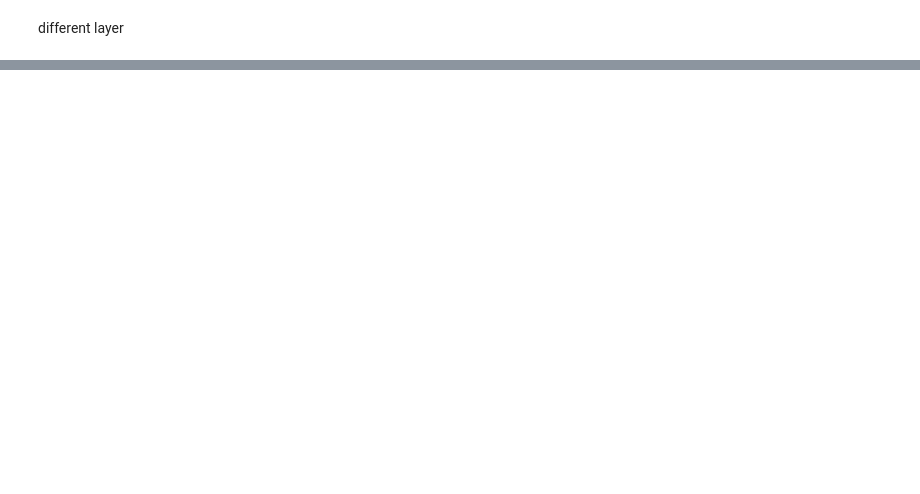
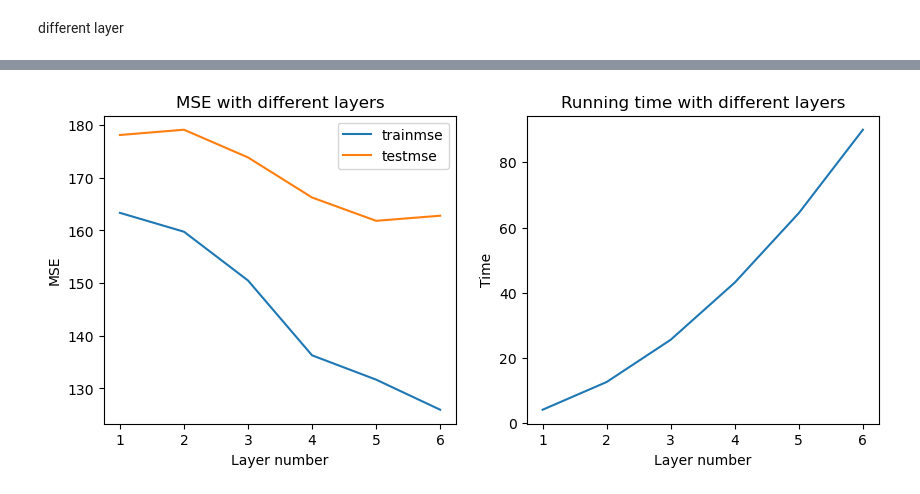
Before and after one commit to ZZZhyEva/Multi-layer-Kernel-Machine, a Jupyter notebook: experiment.ipynb, the cells around one changed output, grey strips where cells are left out. Drawn from its saved outputs; the diff is of its cells as text; code cells hidden in the pictures; blank space fills up the shorter version.

```diff
--- a/experiment.ipynb
+++ b/experiment.ipynb
@@ -622,0 +734,16 @@ plt.show()
+# %%
+rff=RandomFourierFeature(90,10,kernel='G',gamma=0.00001)
+total_x=pd.concat([train_x,test_x])
+feature=rff.transform(total_x)
+train_xtransformed=feature[:700]
+test_xtransformed=feature[700:]
+
+model = LinearRegression()
+model.fit(train_xtransformed,train_y)
+
+
+y_pretrain=model.predict(train_xtransformed)
+y_pretest=model.predict(test_xtransformed)
+
+print("trainMSE: ", mean_squared_error(train_y,y_pretrain))
+print("testMSE: ", mean_squared_error(test_y,y_pretest))
@@ -622,0 +909,77 @@ plt.show()
+# %%
+model = LinearRegression()
+layerset=np.linspace(1,6,6)
+layerset=layerset.astype(int)
+m0=10
+gamma0=0.1
+n0=32
+trainmse=[]
+testmse=[]
+t=[]
+t0 = time.time()
+
+for layer in layerset:
+    length=int(len(train_x)/layer)
+    for l in range(layer):  #ml points, nl sampling
+        if l==0:
+            for i in range(n0):
+                rff=RandomFourierFeature(90,m0,kernel='G',gamma=gamma0/10**l)
+                total_x=pd.concat([train_x,test_x])
+                feature=rff.transform(total_x)
+                train_xtransformed=feature[:700]
+                test_xtransformed=feature[700:]
+                train_xltransformed=feature[l*length:(l+1)*length]
+
+                model.fit(train_xltransformed, train_y[l*length:(l+1)*length])
+                if i==0:
+                    yl_kr=model.predict(test_xtransformed)
+                    yl_kltrain=model.predict(train_xtransformed)
+                else:
+                    yl_kr=yl_kr+model.predict(test_xtransformed)
+                    yl_kltrain=yl_kltrain+model.predict(train_xtransformed)
+
+            y_kr=yl_kr/n0
+            y_krtrain=yl_kltrain/n0
+
+        else:
+            for i in range(n0):
+                rff=RandomFourierFeature(90,m0,kernel='G',gamma=gamma0/10**l)
+                total_x=pd.concat([train_x,test_x])
+                feature=rff.transform(total_x)
+                train_xtransformed=feature[:700]
+                test_xtransformed=feature[700:]
+                train_xltransformed=feature[l*length:(l+1)*length]
+
+                model.fit(train_xltransformed, train_y[l*length:(l+1)*length]-y_krtrain[l*length:(l+1)*length]) ##fit residual
+                if i==0:
+                    yl_kr=model.predict(test_xtransformed)
+                    yl_kltrain=model.predict(train_xtransformed)
+                else:
+                    yl_kr=yl_kr+model.predict(test_xtransformed)
+                    yl_kltrain=yl_kltrain+model.predict(train_xtransformed)
+
+            y_kr=y_kr+yl_kr/n0
+            y_krtrain=y_krtrain+yl_kltrain/n0
+
+
+    kernel_fit = time.time() - t0
+
+    t.append(kernel_fit)
+    trainmse.append(mean_squared_error(train_y,y_krtrain))
+    testmse.append(mean_squared_error(test_y,y_kr))
+
+fig, ax = plt.subplots(1, 2, figsize=(10, 4))
+ax[0].plot(layerset,trainmse)
+ax[0].plot(layerset,testmse)
+ax[0].legend(["trainmse","testmse"])
+ax[0].set_xlabel("Layer number")
+ax[0].set_ylabel("MSE")
+ax[0].set_title("MSE with different layers")
+
+ax[1].plot(layerset,t)
+ax[1].set_xlabel("Layer number")
+ax[1].set_ylabel("Time")
+ax[1].set_title("Running time with different layers")
+plt.show()
+# %% [output]
+[figure, added]
```
Also changed, not shown: parts of 21 cells of this notebook.
